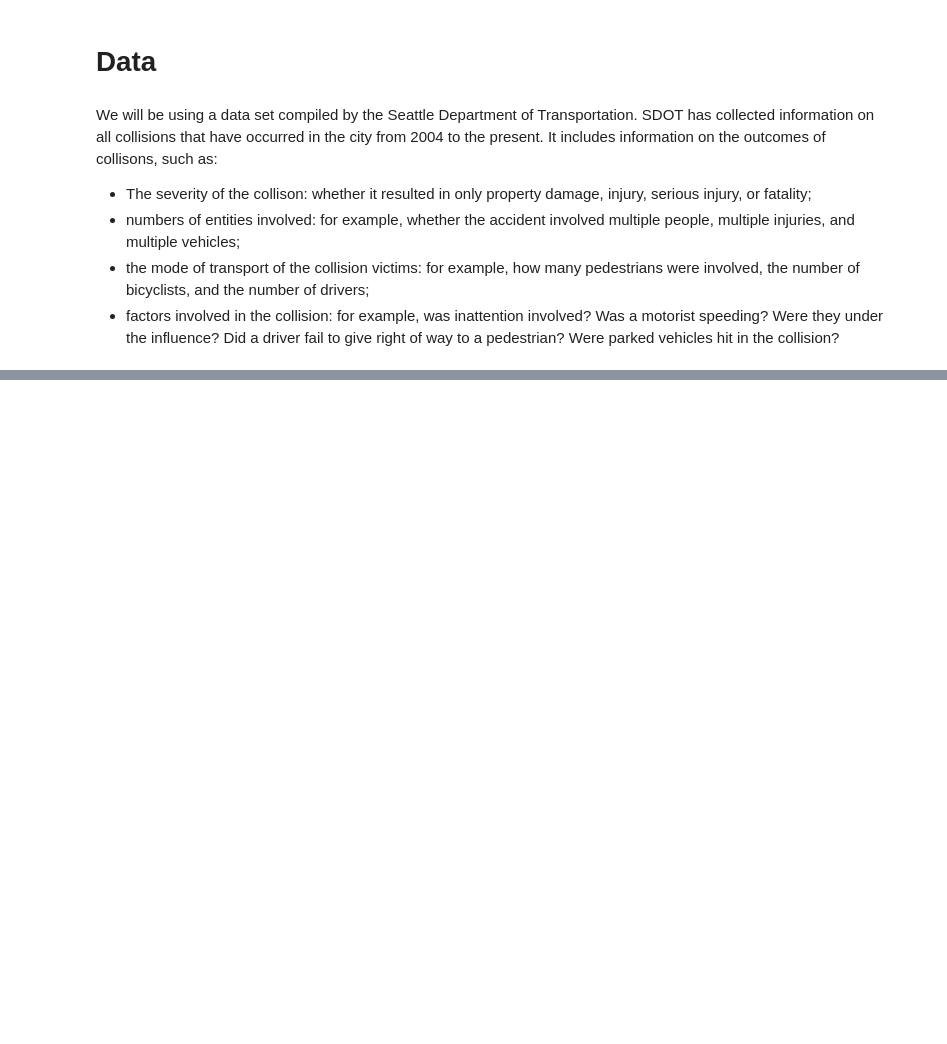
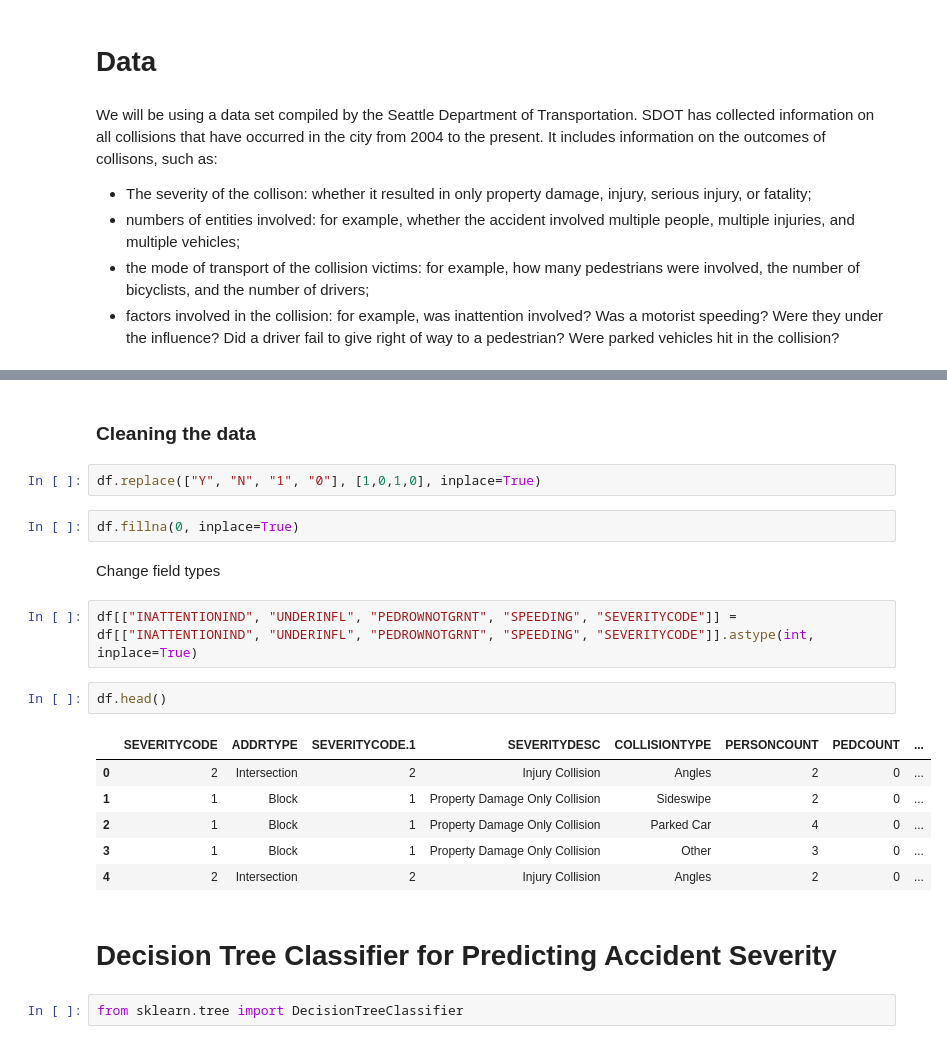
Before and after one commit to TJStarr/IBM-DS-Capstone, a Jupyter notebook: Data Science Capstone.ipynb, the cells around one changed output, grey strips where cells are left out. Cells and saved outputs as stored; diff of their text form; blank space fills up the shorter version.

```diff
--- a/Data Science Capstone.ipynb
+++ b/Data Science Capstone.ipynb
@@ -26,0 +72,23 @@ We will be using a data set compiled by the Seattle Department of Transportation
+# %% [markdown]
+### Cleaning the data
+# %%
+df.replace(["Y", "N", "1", "0"], [1,0,1,0], inplace=True)
+# %%
+df.fillna(0, inplace=True)
+# %% [markdown]
+Change field types
+# %%
+df[["INATTENTIONIND", "UNDERINFL", "PEDROWNOTGRNT", "SPEEDING", "SEVERITYCODE"]] = df[["INATTENTIONIND", "UNDERINFL", "PEDROWNOTGRNT", "SPEEDING", "SEVERITYCODE"]].astype(int, inplace=True)
+# %%
+df.head()
+# %% [output]
+|  | SEVERITYCODE | ADDRTYPE | SEVERITYCODE.1 | SEVERITYDESC | COLLISIONTYPE | PERSONCOUNT | PEDCOUNT | ... |
+| 0 | 2 | Intersection | 2 | Injury Collision | Angles | 2 | 0 | ... |
+| 1 | 1 | Block | 1 | Property Damage Only Collision | Sideswipe | 2 | 0 | ... |
+| 2 | 1 | Block | 1 | Property Damage Only Collision | Parked Car | 4 | 0 | ... |
+| 3 | 1 | Block | 1 | Property Damage Only Collision | Other | 3 | 0 | ... |
+| 4 | 2 | Intersection | 2 | Injury Collision | Angles | 2 | 0 | ... |
+# %% [markdown]
+# Decision Tree Classifier for Predicting Accident Severity
+# %%
+from sklearn.tree import DecisionTreeClassifier
```
Also changed, not shown: parts of 32 cells of this notebook.
